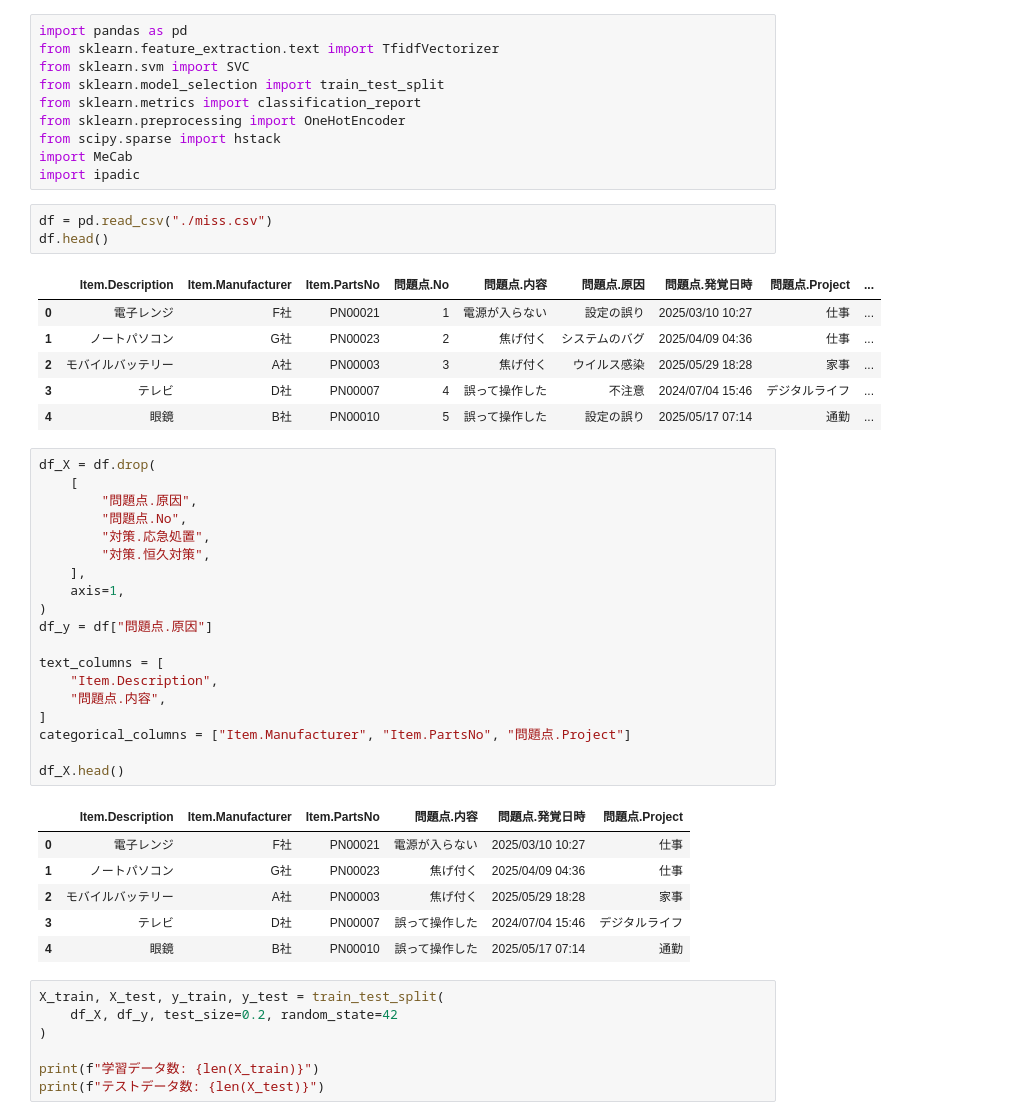
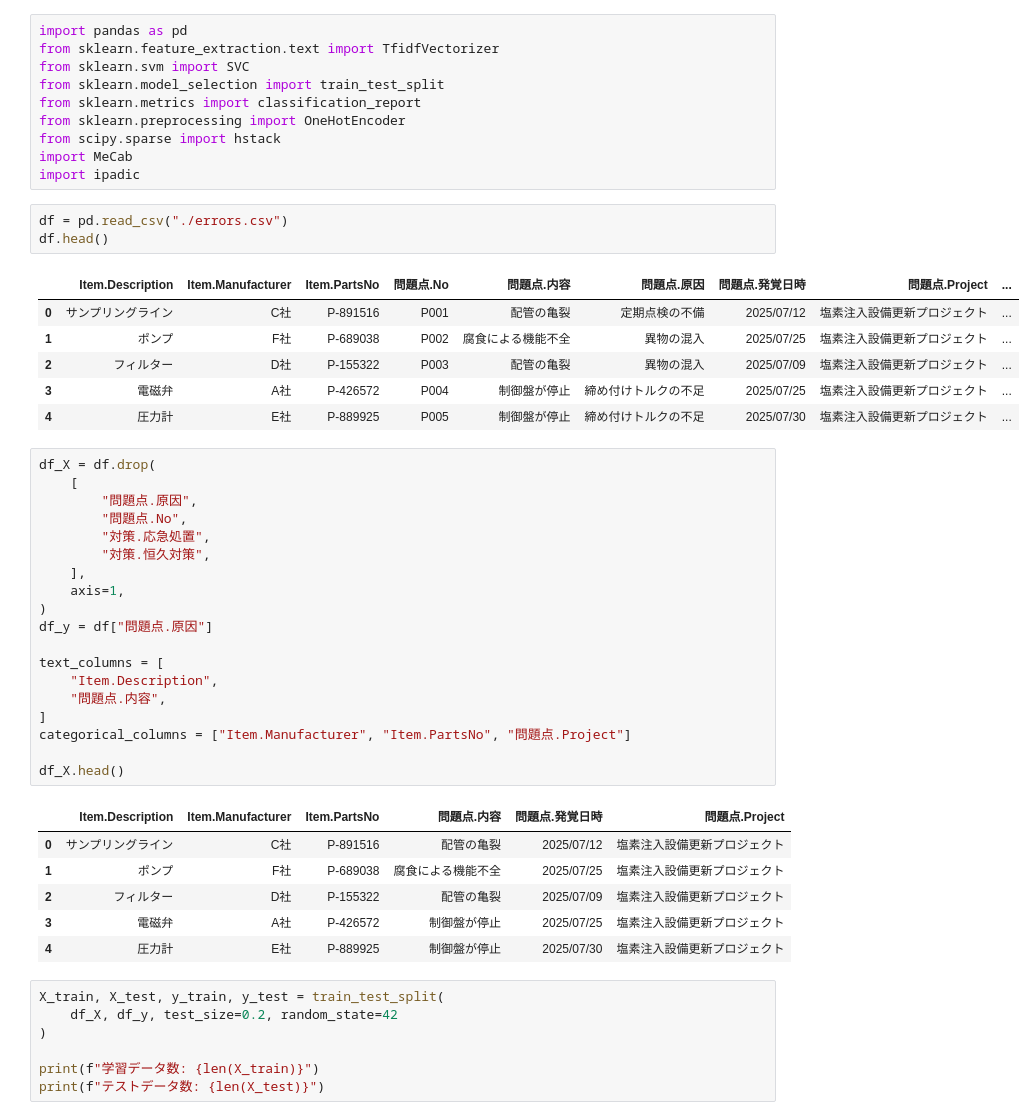
Before and after one commit to so-hey/okamura-da, a Jupyter notebook: da.ipynb, the cells around one changed output. Saved outputs shown, nothing was run; the diff lists cells and outputs as text.

```diff
--- a/da.ipynb
+++ b/da.ipynb
@@ -9,15 +9,15 @@ from scipy.sparse import hstack
 import MeCab
 import ipadic
 # %%
-df = pd.read_csv("./miss.csv")
+df = pd.read_csv("./errors.csv")
 df.head()
 # %% [output]
 |  | Item.Description | Item.Manufacturer | Item.PartsNo | 問題点.No | 問題点.内容 | 問題点.原因 | 問題点.発覚日時 | 問題点.Project | ... |
-| 0 | 電子レンジ | F社 | PN00021 | 1 | 電源が入らない | 設定の誤り | 2025/03/10 10:27 | 仕事 | ... |
-| 1 | ノートパソコン | G社 | PN00023 | 2 | 焦げ付く | システムのバグ | 2025/04/09 04:36 | 仕事 | ... |
-| 2 | モバイルバッテリー | A社 | PN00003 | 3 | 焦げ付く | ウイルス感染 | 2025/05/29 18:28 | 家事 | ... |
-| 3 | テレビ | D社 | PN00007 | 4 | 誤って操作した | 不注意 | 2024/07/04 15:46 | デジタルライフ | ... |
-| 4 | 眼鏡 | B社 | PN00010 | 5 | 誤って操作した | 設定の誤り | 2025/05/17 07:14 | 通勤 | ... |
+| 0 | サンプリングライン | C社 | P-891516 | P001 | 配管の亀裂 | 定期点検の不備 | 2025/07/12 | 塩素注入設備更新プロジェクト | ... |
+| 1 | ポンプ | F社 | P-689038 | P002 | 腐食による機能不全 | 異物の混入 | 2025/07/25 | 塩素注入設備更新プロジェクト | ... |
+| 2 | フィルター | D社 | P-155322 | P003 | 配管の亀裂 | 異物の混入 | 2025/07/09 | 塩素注入設備更新プロジェクト | ... |
+| 3 | 電磁弁 | A社 | P-426572 | P004 | 制御盤が停止 | 締め付けトルクの不足 | 2025/07/25 | 塩素注入設備更新プロジェクト | ... |
+| 4 | 圧力計 | E社 | P-889925 | P005 | 制御盤が停止 | 締め付けトルクの不足 | 2025/07/30 | 塩素注入設備更新プロジェクト | ... |
 # %%
 df_X = df.drop(
     [
@@ -39,11 +39,11 @@ categorical_columns = ["Item.Manufacturer", "Item.PartsNo", "問題点.Project"]
 df_X.head()
 # %% [output]
 |  | Item.Description | Item.Manufacturer | Item.PartsNo | 問題点.内容 | 問題点.発覚日時 | 問題点.Project |
-| 0 | 電子レンジ | F社 | PN00021 | 電源が入らない | 2025/03/10 10:27 | 仕事 |
-| 1 | ノートパソコン | G社 | PN00023 | 焦げ付く | 2025/04/09 04:36 | 仕事 |
-| 2 | モバイルバッテリー | A社 | PN00003 | 焦げ付く | 2025/05/29 18:28 | 家事 |
-| 3 | テレビ | D社 | PN00007 | 誤って操作した | 2024/07/04 15:46 | デジタルライフ |
-| 4 | 眼鏡 | B社 | PN00010 | 誤って操作した | 2025/05/17 07:14 | 通勤 |
+| 0 | サンプリングライン | C社 | P-891516 | 配管の亀裂 | 2025/07/12 | 塩素注入設備更新プロジェクト |
+| 1 | ポンプ | F社 | P-689038 | 腐食による機能不全 | 2025/07/25 | 塩素注入設備更新プロジェクト |
+| 2 | フィルター | D社 | P-155322 | 配管の亀裂 | 2025/07/09 | 塩素注入設備更新プロジェクト |
+| 3 | 電磁弁 | A社 | P-426572 | 制御盤が停止 | 2025/07/25 | 塩素注入設備更新プロジェクト |
+| 4 | 圧力計 | E社 | P-889925 | 制御盤が停止 | 2025/07/30 | 塩素注入設備更新プロジェクト |
 # %%
 X_train, X_test, y_train, y_test = train_test_split(
     df_X, df_y, test_size=0.2, random_state=42
```
Also changed, not shown: parts of 4 cells of this notebook, 3 other files.
